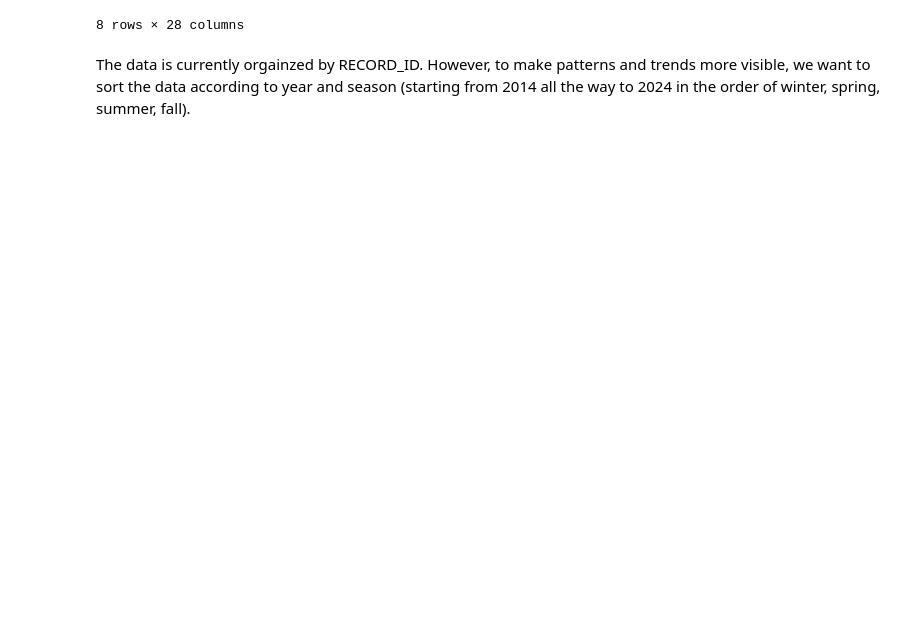
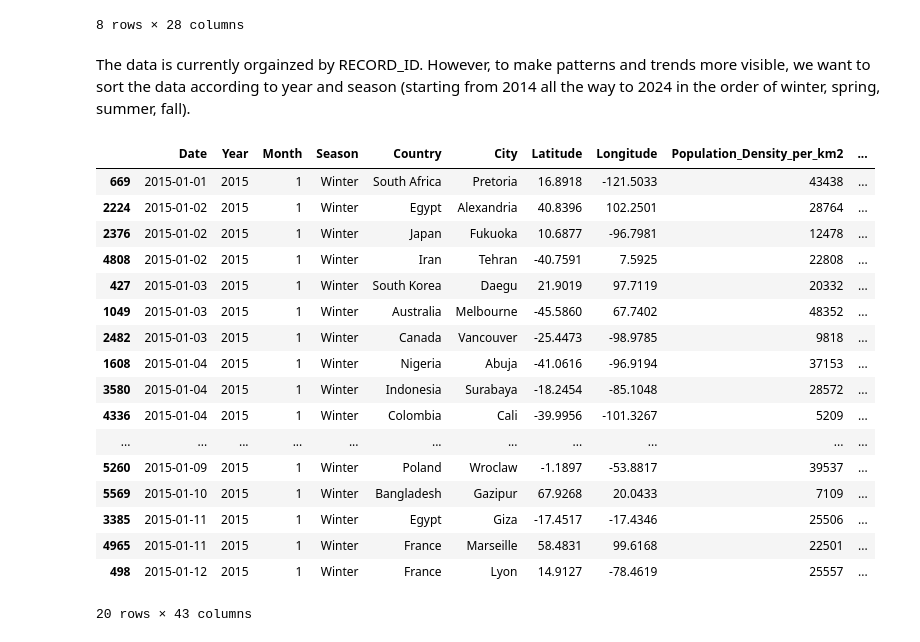
Before and after one commit to lucas23wong/air-quality-health-eda, a Jupyter notebook: notebooks/01_data_cleaning.ipynb, the cells around one changed output. Cells and saved outputs as stored; diff of their text form; code cells hidden in the pictures; blank space fills up the shorter version.

```diff
--- a/notebooks/01_data_cleaning.ipynb
+++ b/notebooks/01_data_cleaning.ipynb
@@ -24,4 +24,32 @@ pollution_df.describe()
 # %% [markdown]
 The data is currently orgainzed by RECORD_ID. However, to make patterns and trends more visible, we want to sort the data according to year and season (starting from 2014 all the way to 2024 in the order of winter, spring, summer, fall).
 # %%
-season_order = {'Winter': 1, 'Spring': 2, 'Summer': 3, 'Fall': 4}
+# Sort dataframe by date and season
+season_order = ['Winter', 'Spring', 'Summer', 'Fall']
+pollution_df['Date'] = pd.to_datetime (pollution_df['Date'])
+pollution_df['Season'] = pd.Categorical(pollution_df['Season'], categories=season_order, ordered=True)
+pollution_df.sort_values(by=['Date','Season'], inplace=True)
+
+# Eliminate Record_ID column -> previous sequential ordering
+pollution_df.drop(columns=['Record_ID'], inplace=True)
+
+pollution_df.head(20)
+# %% [output]
+|  | Date | Year | Month | Season | Country | City | Latitude | Longitude | Population_Density_per_km2 | ... |
+| 669 | 2015-01-01 | 2015 | 1 | Winter | South Africa | Pretoria | 16.8918 | -121.5033 | 43438 | ... |
+| 2224 | 2015-01-02 | 2015 | 1 | Winter | Egypt | Alexandria | 40.8396 | 102.2501 | 28764 | ... |
+| 2376 | 2015-01-02 | 2015 | 1 | Winter | Japan | Fukuoka | 10.6877 | -96.7981 | 12478 | ... |
+| 4808 | 2015-01-02 | 2015 | 1 | Winter | Iran | Tehran | -40.7591 | 7.5925 | 22808 | ... |
+| 427 | 2015-01-03 | 2015 | 1 | Winter | South Korea | Daegu | 21.9019 | 97.7119 | 20332 | ... |
+| 1049 | 2015-01-03 | 2015 | 1 | Winter | Australia | Melbourne | -45.5860 | 67.7402 | 48352 | ... |
+| 2482 | 2015-01-03 | 2015 | 1 | Winter | Canada | Vancouver | -25.4473 | -98.9785 | 9818 | ... |
+| 1608 | 2015-01-04 | 2015 | 1 | Winter | Nigeria | Abuja | -41.0616 | -96.9194 | 37153 | ... |
+| 3580 | 2015-01-04 | 2015 | 1 | Winter | Indonesia | Surabaya | -18.2454 | -85.1048 | 28572 | ... |
+| 4336 | 2015-01-04 | 2015 | 1 | Winter | Colombia | Cali | -39.9956 | -101.3267 | 5209 | ... |
+| ... | ... | ... | ... | ... | ... | ... | ... | ... | ... | ... |
+| 5260 | 2015-01-09 | 2015 | 1 | Winter | Poland | Wroclaw | -1.1897 | -53.8817 | 39537 | ... |
+| 5569 | 2015-01-10 | 2015 | 1 | Winter | Bangladesh | Gazipur | 67.9268 | 20.0433 | 7109 | ... |
+| 3385 | 2015-01-11 | 2015 | 1 | Winter | Egypt | Giza | -17.4517 | -17.4346 | 25506 | ... |
+| 4965 | 2015-01-11 | 2015 | 1 | Winter | France | Marseille | 58.4831 | 99.6168 | 22501 | ... |
+| 498 | 2015-01-12 | 2015 | 1 | Winter | France | Lyon | 14.9127 | -78.4619 | 25557 | ... |
+20 rows × 43 columns
```
